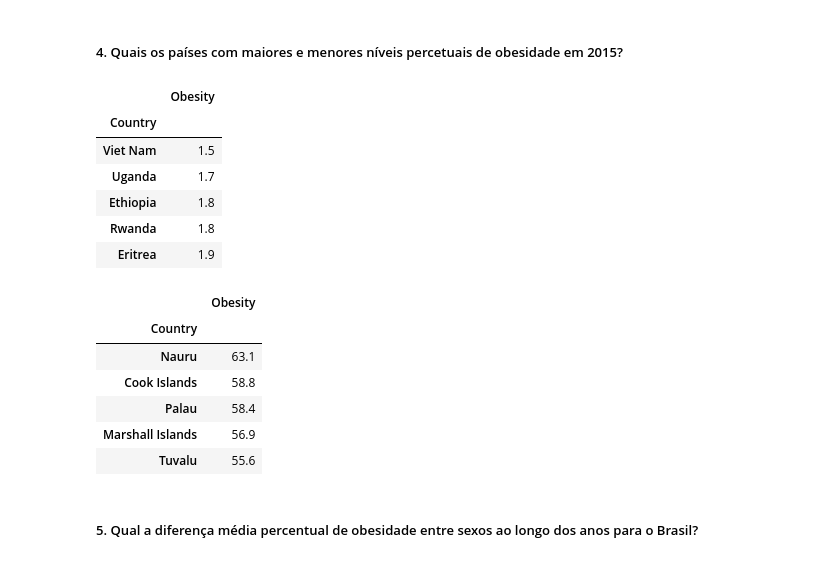
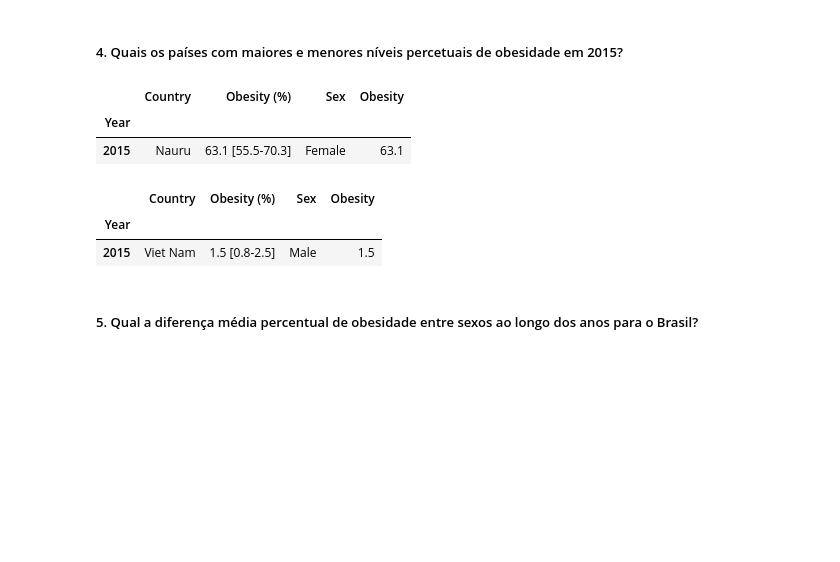
Before and after one commit to BLuiz/a-iiot_dash-course, a Jupyter notebook: Asimov/02_Analisando Dados com Pandas & SQL/Exe/05_Análise de dados de obesidade/analise_obesidade_&_pib_per_capita.ipynb, the cells around one changed output. Saved outputs shown, nothing was run; the diff lists cells and outputs as text; code cells hidden in the pictures; blank space fills up the shorter version.

```diff
--- a/Asimov/02_Analisando Dados com Pandas & SQL/Exe/05_Análise de dados de obesidade/analise_obesidade_&_pib_per_capita.ipynb
+++ b/Asimov/02_Analisando Dados com Pandas & SQL/Exe/05_Análise de dados de obesidade/analise_obesidade_&_pib_per_capita.ipynb
@@ -12,6 +12,7 @@ Tais conjuntos de dados são públicos foram publicados no Kaggle. Mais instruç
 from IPython.display import display
 import pandas as pd
 import matplotlib as mp
+import numpy as np
 
 aux = pd.DataFrame()
 
@@ -25,7 +26,7 @@ def get_compact_df(path, dropcols=[], clearna=['any', 'all'], decimal='.'):
 
     try:
         """ ## Importando .csv """
-        df = pd.read_csv(path, index_col=0, decimal=decimal)
+        df = pd.read_csv(path, decimal=decimal)
         """ ## Excluindo colunas indesejadas """
         df.drop(dropcols, axis=1, inplace=True)
         """ ##  Limpando linhas/colunas com dados inexistentes """
@@ -132,26 +134,21 @@ display(inc_rate)
 # %% [markdown]
 ##### 4. Quais os países com maiores e menores níveis percetuais de obesidade em 2015?
 # %%
-min_obe_rate = obesity_df_2015.groupby('Country')[['Obesity']].min().sort_values('Obesity')
-max_obe_rate = obesity_df_2015.groupby('Country')[['Obesity']].max().sort_values('Obesity', ascending=False)
-
-display(min_obe_rate.head())
-display(max_obe_rate.head())
+aux = obesity_df_2015.groupby('Country')['Obesity'].max()
+aux = obesity_df_2015[obesity_df_2015['Obesity'] == aux.max()]
+aux
 # %% [output]
-|  | Obesity |
-| Country |  |
-| Viet Nam | 1.5 |
-| Uganda | 1.7 |
-| Ethiopia | 1.8 |
-| Rwanda | 1.8 |
-| Eritrea | 1.9 |
+|  | Country | Obesity (%) | Sex | Obesity |
+| Year |  |  |  |  |
+| 2015 | Nauru | 63.1 [55.5-70.3] | Female | 63.1 |
-|  | Obesity |
-| Country |  |
-| Nauru | 63.1 |
-| Cook Islands | 58.8 |
-| Palau | 58.4 |
-| Marshall Islands | 56.9 |
-| Tuvalu | 55.6 |
+# %%
+aux = obesity_df_2015.groupby('Country')['Obesity'].min()
+aux = obesity_df_2015[obesity_df_2015['Obesity'] == aux.min()]
+aux
+# %% [output]
+|  | Country | Obesity (%) | Sex | Obesity |
+| Year |  |  |  |  |
+| 2015 | Viet Nam | 1.5 [0.8-2.5] | Male | 1.5 |
 # %% [markdown]
 ##### 5. Qual a diferença média percentual de obesidade entre sexos ao longo dos anos para o Brasil?
 # %%
```
Also changed, not shown: parts of 13 cells of this notebook, 1 other file.
